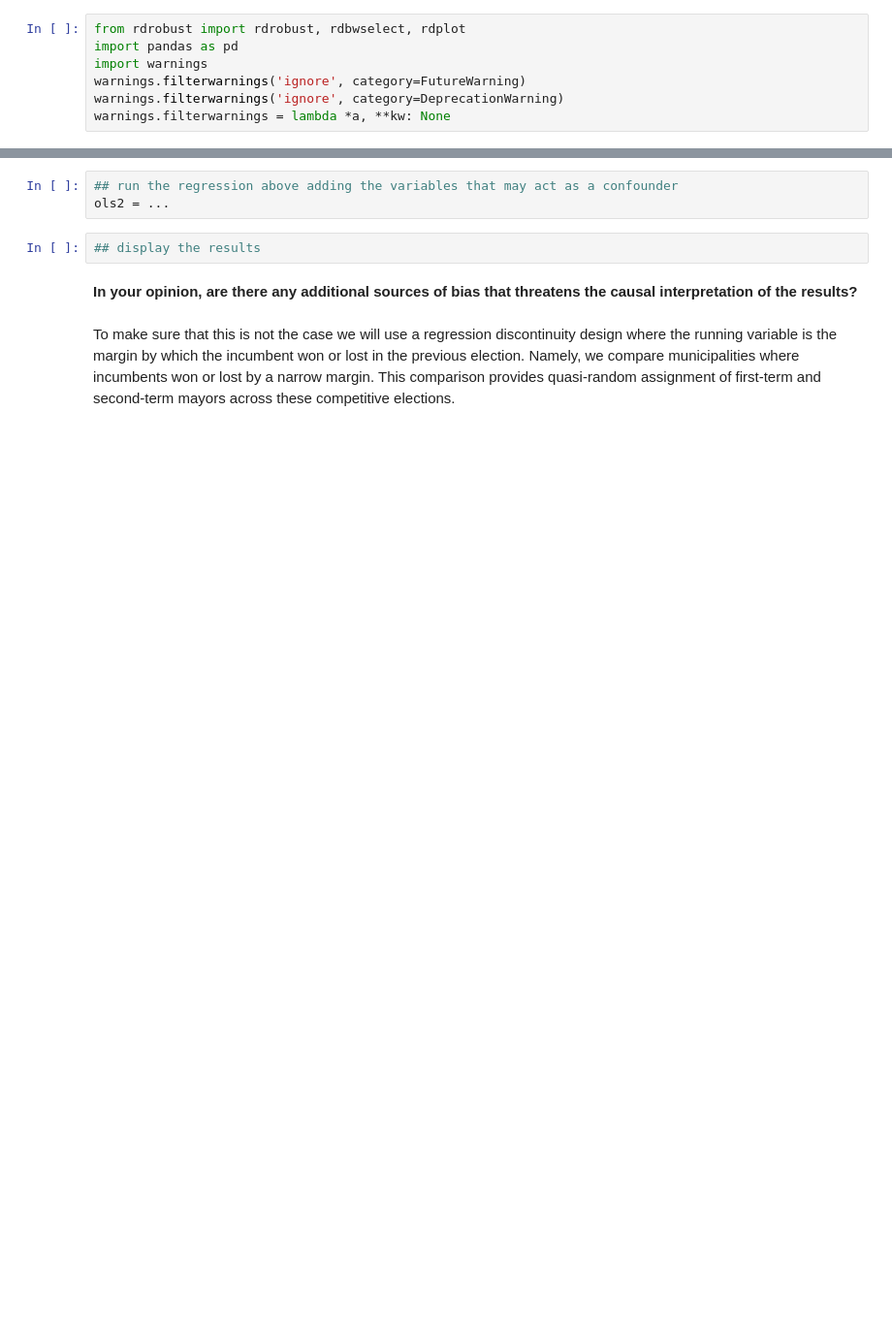
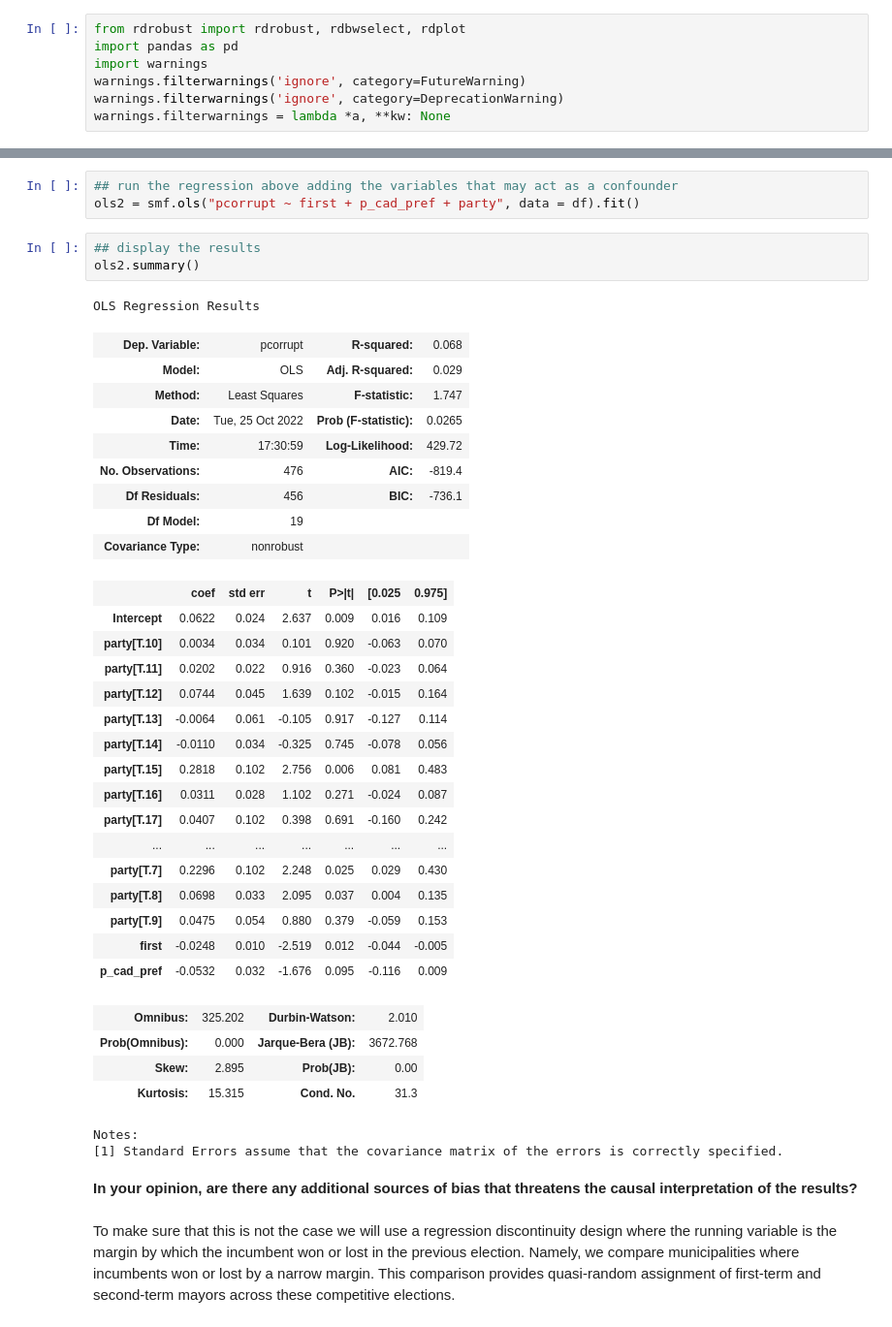
Before and after one commit to TheBlueHawk/BRJ, a Jupyter notebook: homeworks/HW04.ipynb, the cells around one changed output, grey strips where cells are left out. Shown at 97% size. Saved outputs shown, nothing was run; the diff lists cells and outputs as text; blank space fills up the shorter version.

```diff
--- a/homeworks/HW04.ipynb
+++ b/homeworks/HW04.ipynb
@@ -41,8 +97,42 @@ ols1 = ...
 # %%
 ## run the regression above adding the variables that may act as a confounder
-ols2 = ...
+ols2 = smf.ols("pcorrupt ~ first + p_cad_pref + party", data = df).fit()
 # %%
 ## display the results
+ols2.summary()
+# %% [output]
+OLS Regression Results
+| Dep. Variable: | pcorrupt | R-squared: | 0.068 |
+| Model: | OLS | Adj. R-squared: | 0.029 |
+| Method: | Least Squares | F-statistic: | 1.747 |
+| Date: | Tue, 25 Oct 2022 | Prob (F-statistic): | 0.0265 |
+| Time: | 17:30:59 | Log-Likelihood: | 429.72 |
+| No. Observations: | 476 | AIC: | -819.4 |
+| Df Residuals: | 456 | BIC: | -736.1 |
+| Df Model: | 19 |  |  |
+| Covariance Type: | nonrobust |  |  |
+|  | coef | std err | t | P>|t| | [0.025 | 0.975] |
+| Intercept | 0.0622 | 0.024 | 2.637 | 0.009 | 0.016 | 0.109 |
+| party[T.10] | 0.0034 | 0.034 | 0.101 | 0.920 | -0.063 | 0.070 |
+| party[T.11] | 0.0202 | 0.022 | 0.916 | 0.360 | -0.023 | 0.064 |
+| party[T.12] | 0.0744 | 0.045 | 1.639 | 0.102 | -0.015 | 0.164 |
+| party[T.13] | -0.0064 | 0.061 | -0.105 | 0.917 | -0.127 | 0.114 |
+| party[T.14] | -0.0110 | 0.034 | -0.325 | 0.745 | -0.078 | 0.056 |
+| party[T.15] | 0.2818 | 0.102 | 2.756 | 0.006 | 0.081 | 0.483 |
+| party[T.16] | 0.0311 | 0.028 | 1.102 | 0.271 | -0.024 | 0.087 |
+| party[T.17] | 0.0407 | 0.102 | 0.398 | 0.691 | -0.160 | 0.242 |
+| ... | ... | ... | ... | ... | ... | ... |
+| party[T.7] | 0.2296 | 0.102 | 2.248 | 0.025 | 0.029 | 0.430 |
+| party[T.8] | 0.0698 | 0.033 | 2.095 | 0.037 | 0.004 | 0.135 |
+| party[T.9] | 0.0475 | 0.054 | 0.880 | 0.379 | -0.059 | 0.153 |
+| first | -0.0248 | 0.010 | -2.519 | 0.012 | -0.044 | -0.005 |
+| p_cad_pref | -0.0532 | 0.032 | -1.676 | 0.095 | -0.116 | 0.009 |
+| Omnibus: | 325.202 | Durbin-Watson: | 2.010 |
+| Prob(Omnibus): | 0.000 | Jarque-Bera (JB): | 3672.768 |
+| Skew: | 2.895 | Prob(JB): | 0.00 |
+| Kurtosis: | 15.315 | Cond. No. | 31.3 |
+Notes:
+[1] Standard Errors assume that the covariance matrix of the errors is correctly specified.
 # %% [markdown]
 **In your opinion, are there any additional sources of bias that threatens the causal interpretation of the results?**
 # %% [markdown]
```
Also changed, not shown: parts of 13 cells of this notebook, 2 other files.
